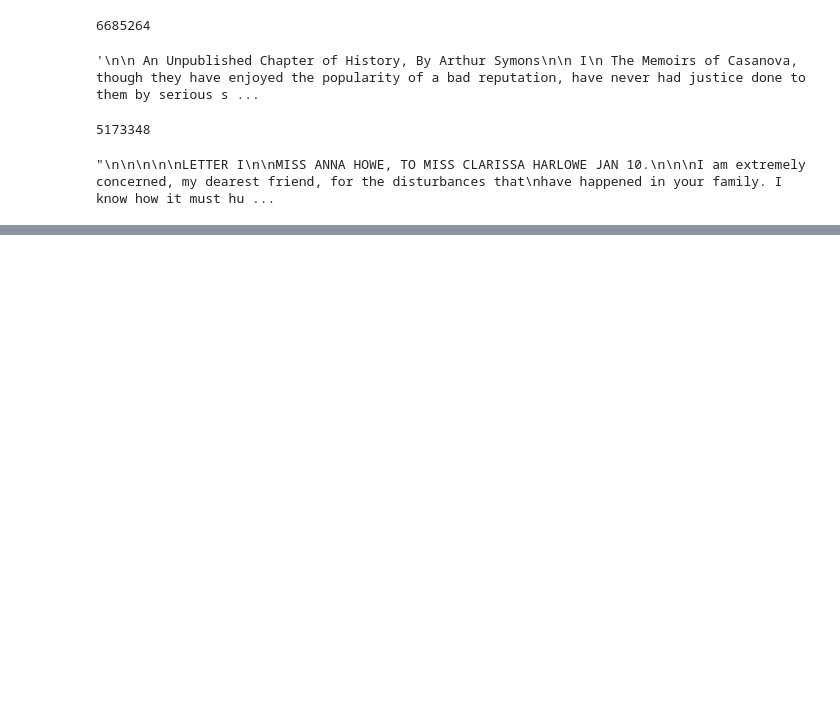
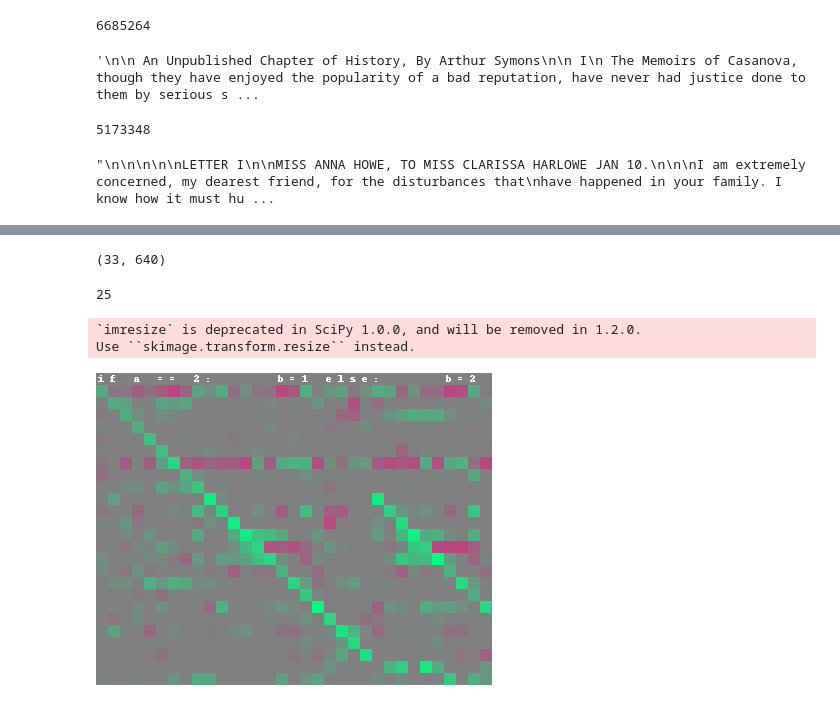
Before and after one commit to ikishorek/DL-Cookbook, a Jupyter notebook: ch_5/05_1_Generating_Text_in_the_Style_of_an_Example_Text_inference.ipynb, the cells around one changed output, grey strips where cells are left out. Saved outputs shown, nothing was run; the diff lists cells and outputs as text; code cells hidden in the pictures; blank space fills up the shorter version.

```diff
--- a/ch_5/05_1_Generating_Text_in_the_Style_of_an_Example_Text_inference.ipynb
+++ b/ch_5/05_1_Generating_Text_in_the_Style_of_an_Example_Text_inference.ipynb
@@ -339,0 +502,52 @@ sleeping of the country, and the seventh and fire; and there is a
+# %%
+example_code = 'if a == 2:\n    b=1\nelse:\n    b=2\n'
+#example_code = 'a=(2 * 3)\nb=(4 * 6 + 7)\nreturn C'
+
+py_char_to_idx = py_code_meta['char_to_idx']
+
+def activations(model, code):
+    x = np.zeros((1, len(code), len(py_char_to_idx)))
+    for t, char in enumerate(code):
+        x[0, t, py_char_to_idx[char]] = 1.
+    output = model.get_layer('lstm_layer_1').output
+    f = K.function([model.input], [output])
+    return f([x])[0][0]
+
+act = activations(py_model, example_code)
+act.shape
+# %% [output]
+(33, 640)
+# %%
+def interesting_neurons(act):
+    res = []
+    for n in np.argmax(act, axis=1):
+        if not n in res:
+            res.append(n)
+    return res
+
+neurons = interesting_neurons(act)
+len(neurons)
+# %% [output]
+25
+# %%
+def visualize_neurons(neurons, code, act, cell_size=12):
+    img = np.full((len(neurons) + 1, len(code), 3), 128)
+    scores = (act[:, neurons].T + 1) / 2
+    img[1:, :, 0] = 255 * (1 - scores)
+    img[1:, :, 1] = 255 * scores
+
+    f = BytesIO()
+    img = scipy.misc.imresize(img, float(cell_size), interp='nearest')
+    pil_img = PIL.Image.fromarray(img)
+    draw = ImageDraw.Draw(pil_img)
+    for idx, ch in enumerate(code):
+        draw.text((idx * cell_size + 2, 0), ch)
+    pil_img.save(f, 'png')
+    return Image(data=f.getvalue())
+
+img = visualize_neurons(neurons, example_code, act)
+display(img)
+# %% [output]
+`imresize` is deprecated in SciPy 1.0.0, and will be removed in 1.2.0.
+Use ``skimage.transform.resize`` instead.
+[figure, added]
```
Also changed, not shown: parts of 27 cells of this notebook, 1 other file.
